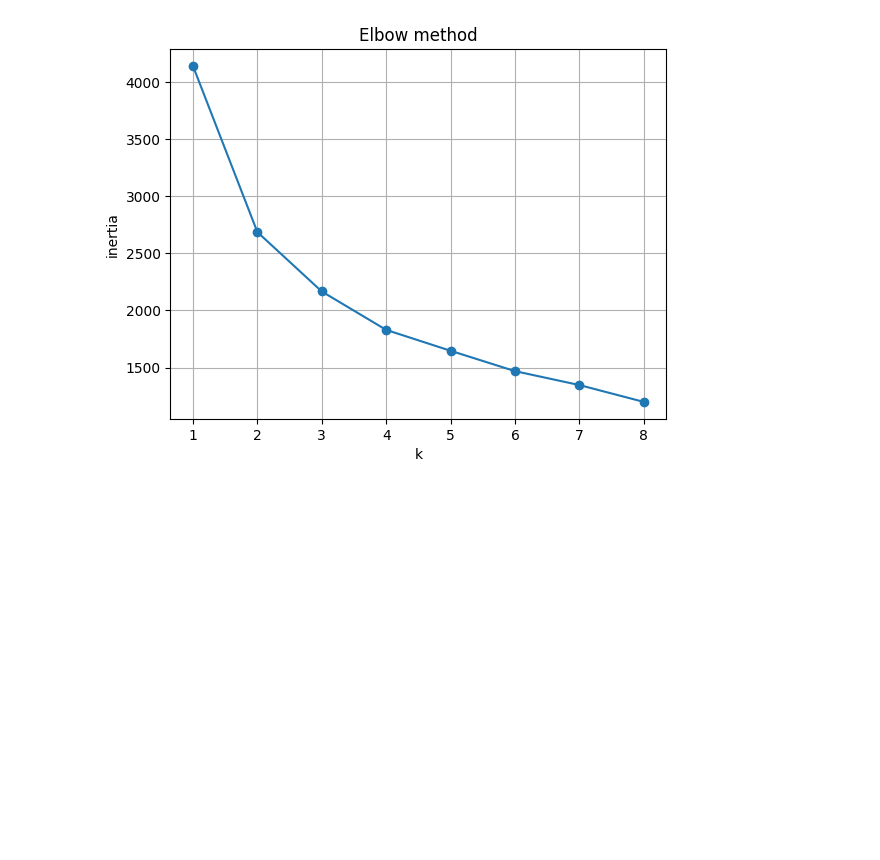
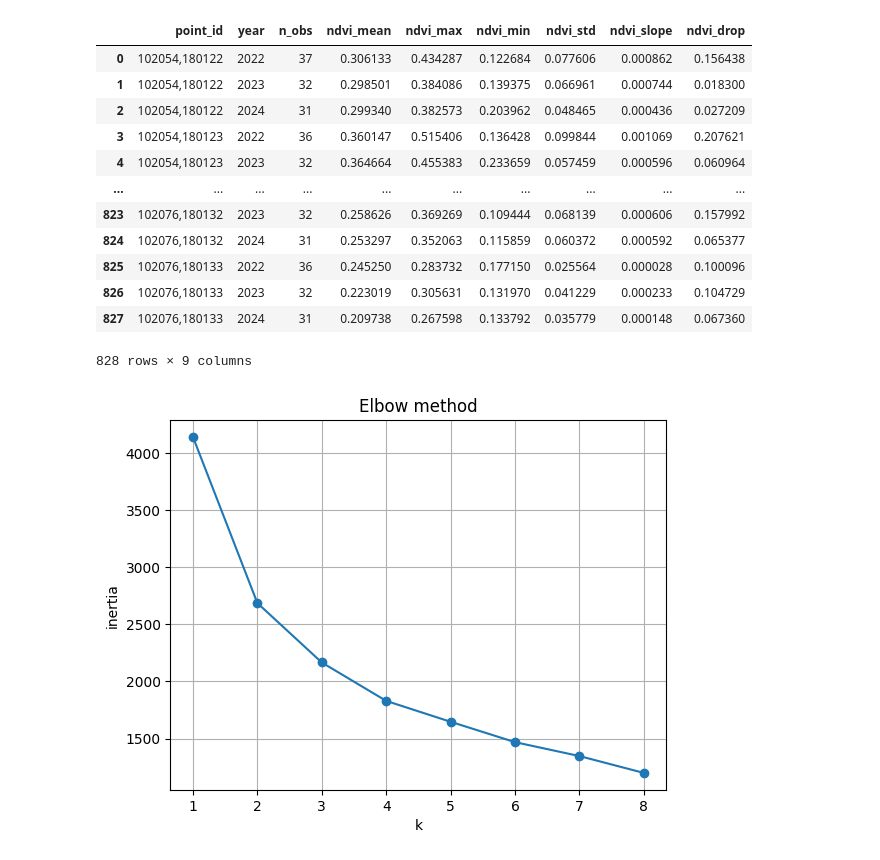
Before and after one commit to kopochryso/vineyard-risk-ml, a Jupyter notebook: notebooks/03_modeling.ipynb, the cells around one changed output. Drawn from its saved outputs; the diff is of its cells as text; code cells hidden in the pictures; blank space fills up the shorter version.

```diff
--- a/notebooks/03_modeling.ipynb
+++ b/notebooks/03_modeling.ipynb
@@ -1,8 +1,22 @@
 # %%
 import pandas as pd
 
-df = pd.read_csv("../data/processed/vineyard_features.csv")
+df = pd.read_csv("../data/processed/vineyard_features_points.csv")
 df
+# %% [output]
+|  | point_id | year | n_obs | ndvi_mean | ndvi_max | ndvi_min | ndvi_std | ndvi_slope | ndvi_drop |
+| 0 | 102054,180122 | 2022 | 37 | 0.306133 | 0.434287 | 0.122684 | 0.077606 | 0.000862 | 0.156438 |
+| 1 | 102054,180122 | 2023 | 32 | 0.298501 | 0.384086 | 0.139375 | 0.066961 | 0.000744 | 0.018300 |
+| 2 | 102054,180122 | 2024 | 31 | 0.299340 | 0.382573 | 0.203962 | 0.048465 | 0.000436 | 0.027209 |
+| 3 | 102054,180123 | 2022 | 36 | 0.360147 | 0.515406 | 0.136428 | 0.099844 | 0.001069 | 0.207621 |
+| 4 | 102054,180123 | 2023 | 32 | 0.364664 | 0.455383 | 0.233659 | 0.057459 | 0.000596 | 0.060964 |
+| ... | ... | ... | ... | ... | ... | ... | ... | ... | ... |
+| 823 | 102076,180132 | 2023 | 32 | 0.258626 | 0.369269 | 0.109444 | 0.068139 | 0.000606 | 0.157992 |
+| 824 | 102076,180132 | 2024 | 31 | 0.253297 | 0.352063 | 0.115859 | 0.060372 | 0.000592 | 0.065377 |
+| 825 | 102076,180133 | 2022 | 36 | 0.245250 | 0.283732 | 0.177150 | 0.025564 | 0.000028 | 0.100096 |
+| 826 | 102076,180133 | 2023 | 32 | 0.223019 | 0.305631 | 0.131970 | 0.041229 | 0.000233 | 0.104729 |
+| 827 | 102076,180133 | 2024 | 31 | 0.209738 | 0.267598 | 0.133792 | 0.035779 | 0.000148 | 0.067360 |
+828 rows × 9 columns
 # %%
 features = [
     "ndvi_mean",
```
Also changed, not shown: parts of 2 cells of this notebook, 1 other file.
